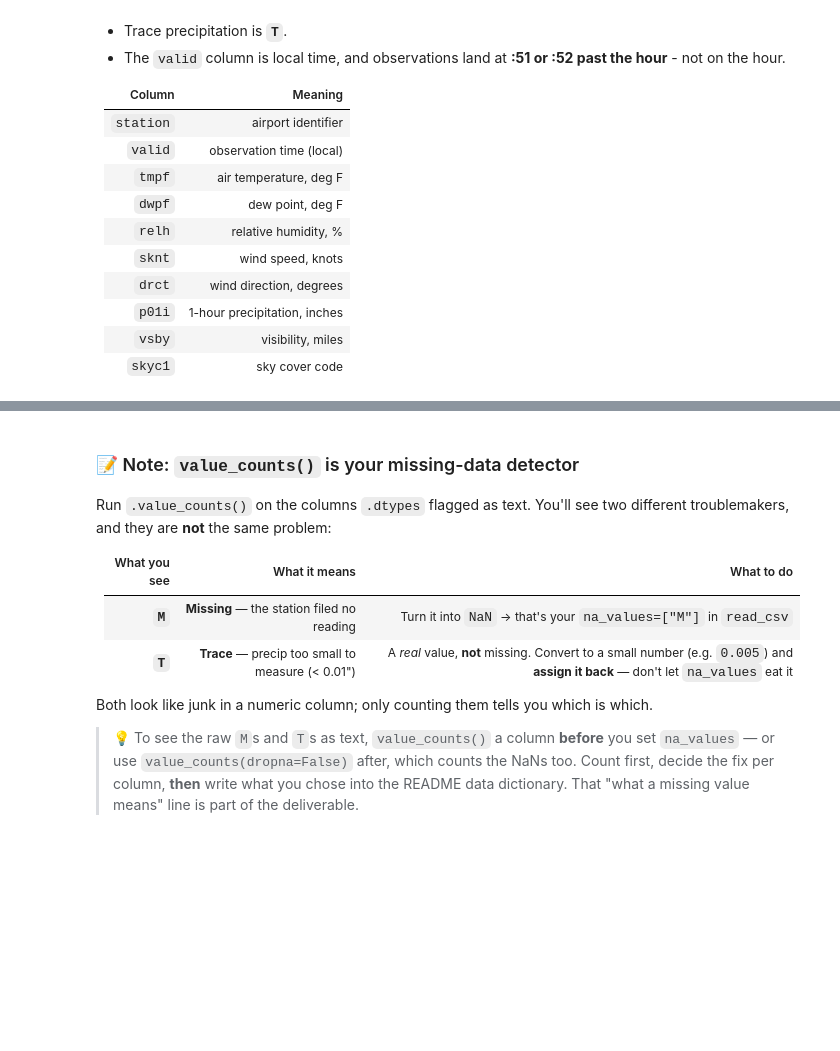
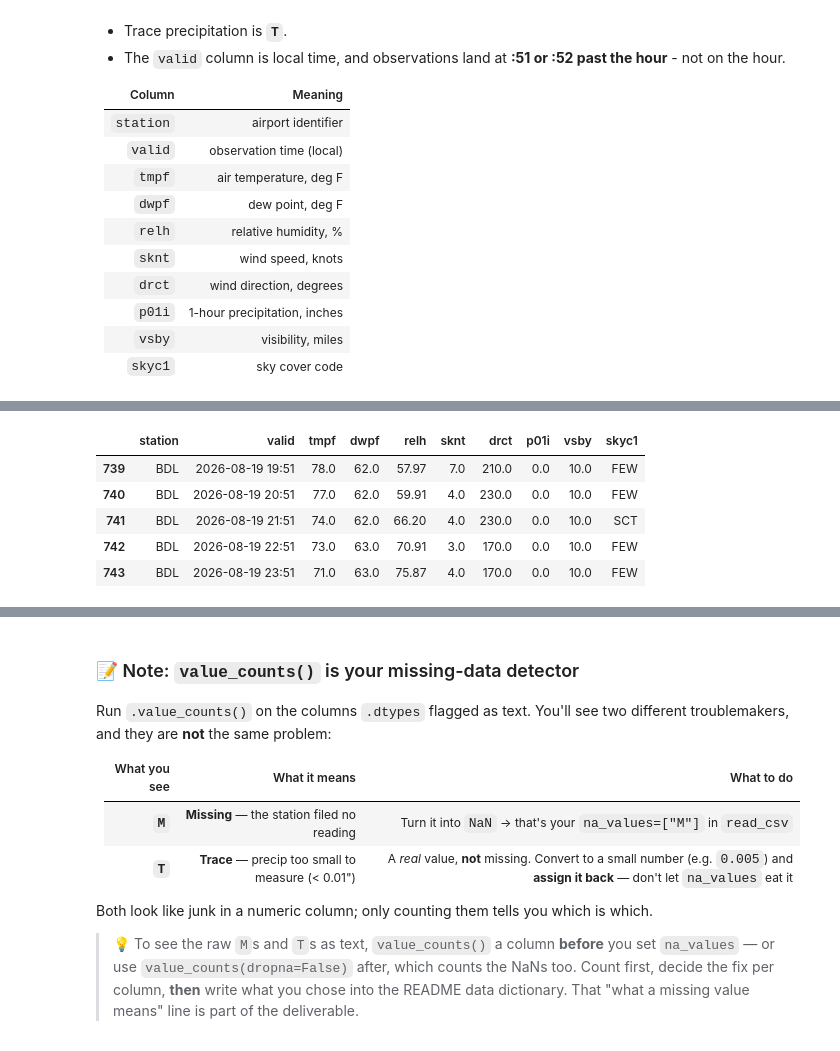
Before and after one commit to vitosaveroaw/opim5512-lab1-yah25002-sah24002, a Jupyter notebook: notebooks/Lab1_A_Weather_Starter.ipynb, the cells around one changed output, grey strips where cells are left out. Saved outputs shown, nothing was run; the diff lists cells and outputs as text; code cells hidden in the pictures; blank space fills up the shorter version.

```diff
--- a/notebooks/Lab1_A_Weather_Starter.ipynb
+++ b/notebooks/Lab1_A_Weather_Starter.ipynb
@@ -75,3 +91,12 @@ wx.head()
+# %%
+wx.tail()
+# %% [output]
+|  | station | valid | tmpf | dwpf | relh | sknt | drct | p01i | vsby | skyc1 |
+| 739 | BDL | 2026-08-19 19:51 | 78.0 | 62.0 | 57.97 | 7.0 | 210.0 | 0.0 | 10.0 | FEW |
+| 740 | BDL | 2026-08-19 20:51 | 77.0 | 62.0 | 59.91 | 4.0 | 230.0 | 0.0 | 10.0 | FEW |
+| 741 | BDL | 2026-08-19 21:51 | 74.0 | 62.0 | 66.20 | 4.0 | 230.0 | 0.0 | 10.0 | SCT |
+| 742 | BDL | 2026-08-19 22:51 | 73.0 | 63.0 | 70.91 | 3.0 | 170.0 | 0.0 | 10.0 | FEW |
+| 743 | BDL | 2026-08-19 23:51 | 71.0 | 63.0 | 75.87 | 4.0 | 170.0 | 0.0 | 10.0 | FEW |
 # %%
 # TODO: check your work - read ALL TEN rows of this output, not just tmpf.
 # Which columns should be numbers but came back as "object"? (Hint: at
```
Also changed, not shown: parts of 8 cells of this notebook.
